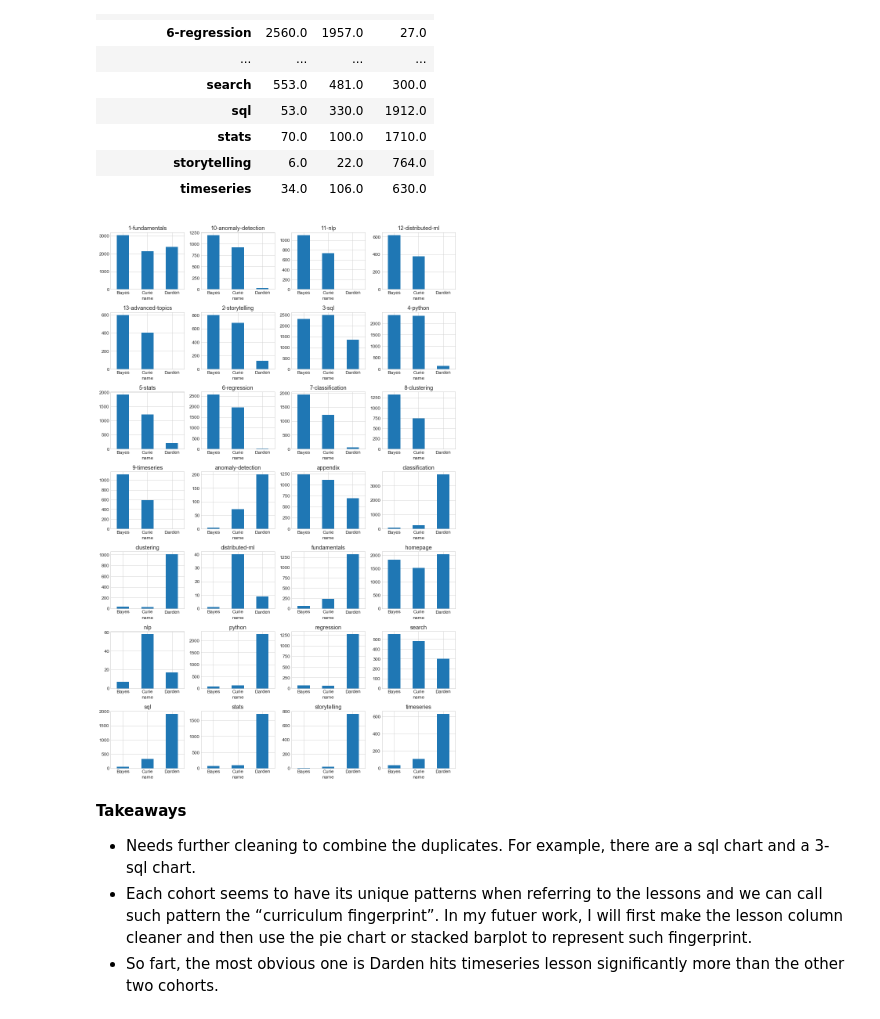
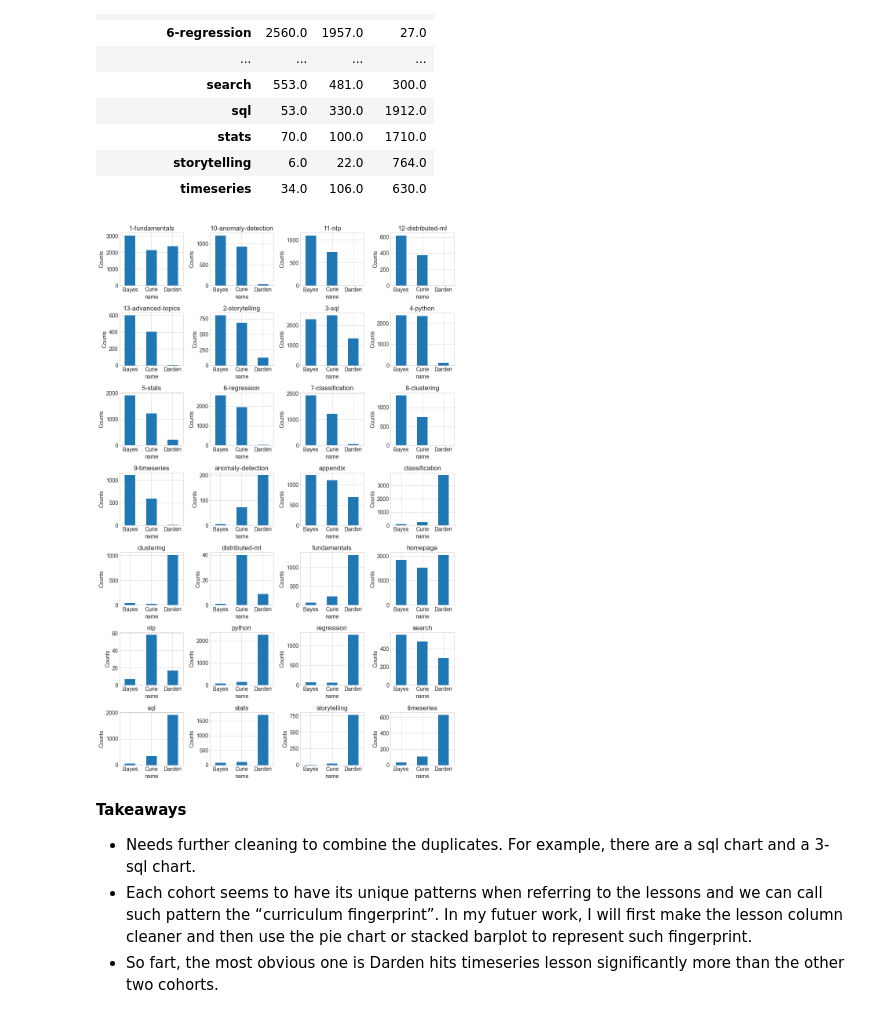
Before and after one commit to Yongliang-Shi/Anomaly-Detection-in-the-Curriculum-Access-Log, a Jupyter notebook: explore_log.ipynb, the cells around one changed output. Cells and saved outputs as stored; diff of their text form; code cells hidden in the pictures.

```diff
--- a/explore_log.ipynb
+++ b/explore_log.ipynb
@@ -179,21 +182,22 @@ log_ds_lesson
 # %%
 # Create a list of lessons
 lessons = log_ds_lesson.index.to_list()
 
 # Create the figures grids
 fig, axes = plt.subplots(7, 4, figsize=(13, 20))
 
 # Flatten axes to a 1D array
 ax = axes.ravel()
 
 for i, lesson in zip(range(28), lessons):
     log_ds_lesson.loc[lesson, :].plot(kind='bar', ax=ax[i], rot=1)
     ax[i].set_title(f'{lesson}')
+    ax[i].set_ylabel('Counts')
 
 plt.tight_layout()
 plt.show()
 # %% [output]
-[figure, old version]
+[figure, new version]
 # %% [markdown]
 **Takeaways**
 - Needs further cleaning to combine the duplicates. For example, there are a sql chart and a 3-sql chart.
```
Also changed, not shown: parts of 10 cells of this notebook.
